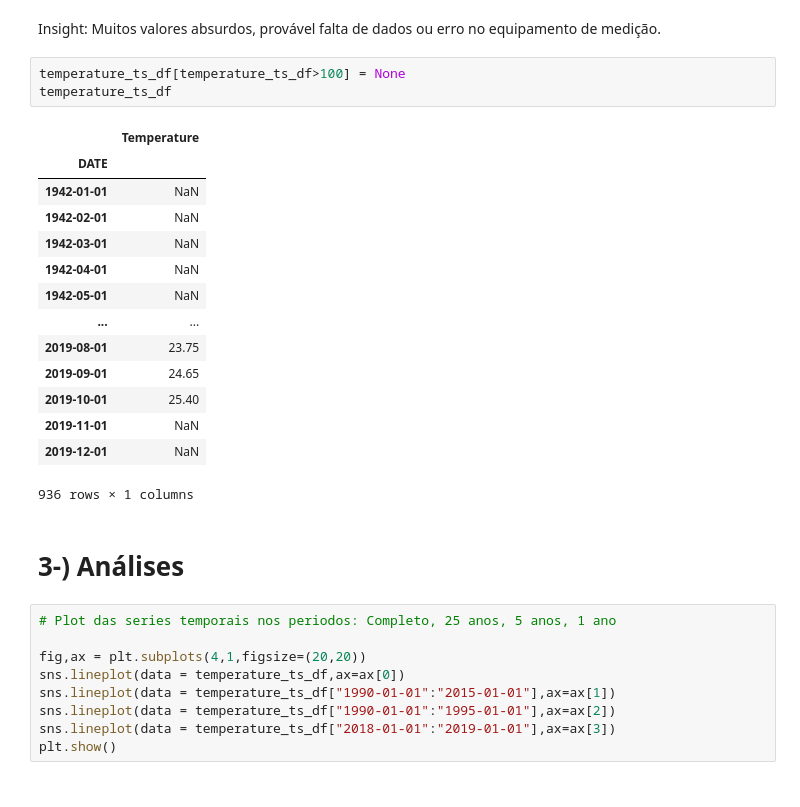
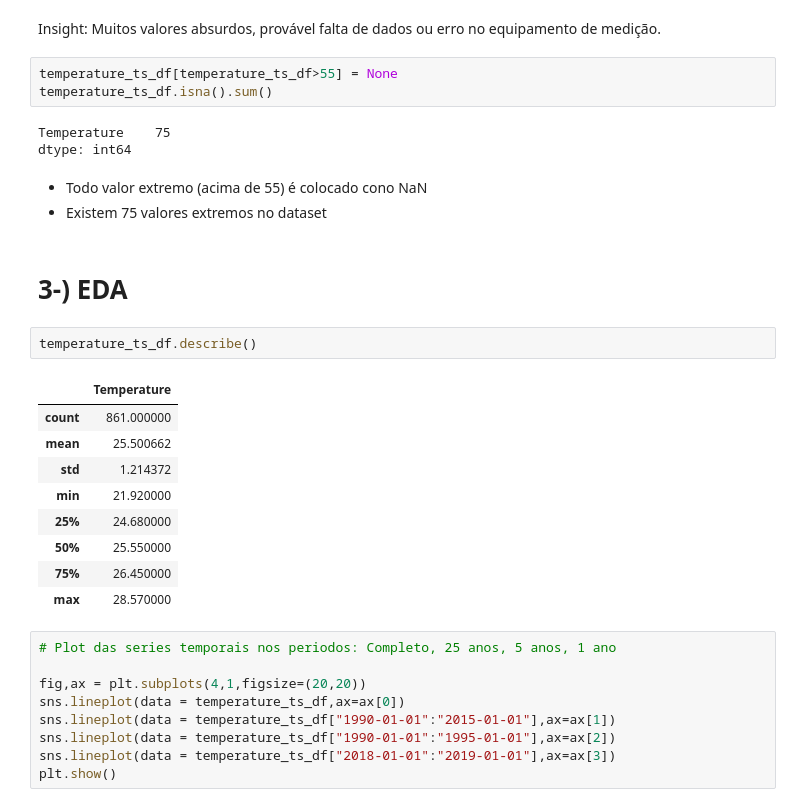
Before and after one commit to Fillipe16/kaggle, a Jupyter notebook: Timeseries/brazilians-cities-temperatures.ipynb, the cells around one changed output. Drawn from its saved outputs; the diff is of its cells as text.

```diff
--- a/Timeseries/brazilians-cities-temperatures.ipynb
+++ b/Timeseries/brazilians-cities-temperatures.ipynb
@@ -110,25 +117,28 @@ temperature_ts_df
 # %% [markdown]
 Insight: Muitos valores absurdos, provável falta de dados ou erro no equipamento de medição.
 # %%
-temperature_ts_df[temperature_ts_df>100] = None
-temperature_ts_df
+temperature_ts_df[temperature_ts_df>55] = None
+temperature_ts_df.isna().sum()
 # %% [output]
-|  | Temperature |
-| DATE |  |
-| 1942-01-01 | NaN |
-| 1942-02-01 | NaN |
-| 1942-03-01 | NaN |
-| 1942-04-01 | NaN |
-| 1942-05-01 | NaN |
-| ... | ... |
-| 2019-08-01 | 23.75 |
-| 2019-09-01 | 24.65 |
-| 2019-10-01 | 25.40 |
-| 2019-11-01 | NaN |
-| 2019-12-01 | NaN |
-936 rows × 1 columns
+Temperature    75
+dtype: int64
+# %% [markdown]
+* Todo valor extremo (acima de 55) é colocado cono NaN
+* Existem 75 valores extremos no dataset
 # %% [markdown]
-# 3-) Análises
+# 3-) EDA
+# %%
+temperature_ts_df.describe()
+# %% [output]
+|  | Temperature |
+| count | 861.000000 |
+| mean | 25.500662 |
+| std | 1.214372 |
+| min | 21.920000 |
+| 25% | 24.680000 |
+| 50% | 25.550000 |
+| 75% | 26.450000 |
+| max | 28.570000 |
 # %%
 # Plot das series temporais nos periodos: Completo, 25 anos, 5 anos, 1 ano
 
```
Also changed, not shown: parts of 15 cells of this notebook.
